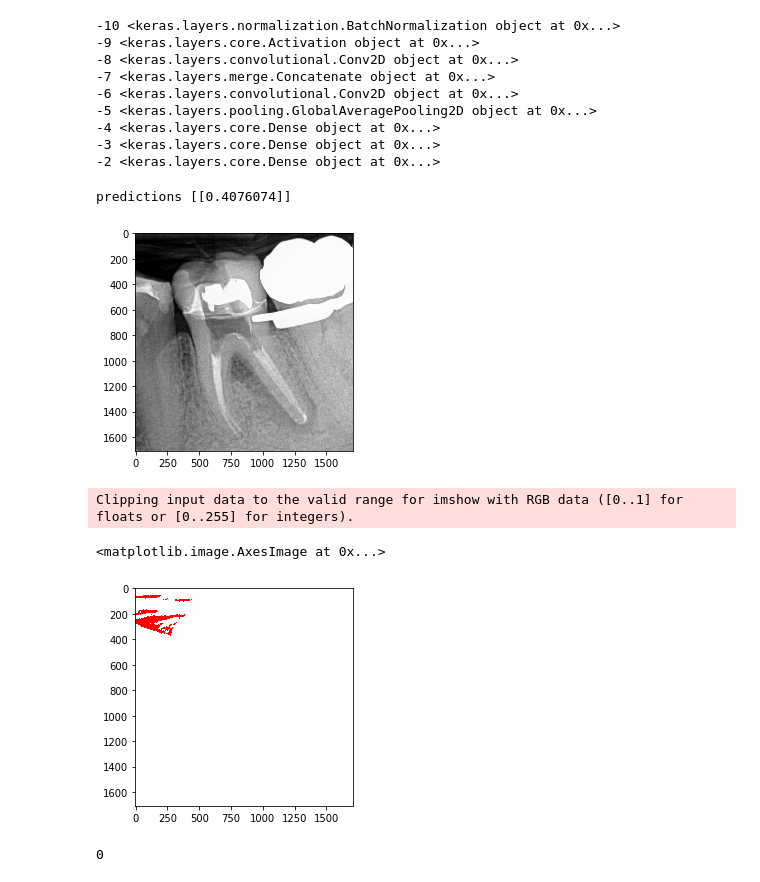
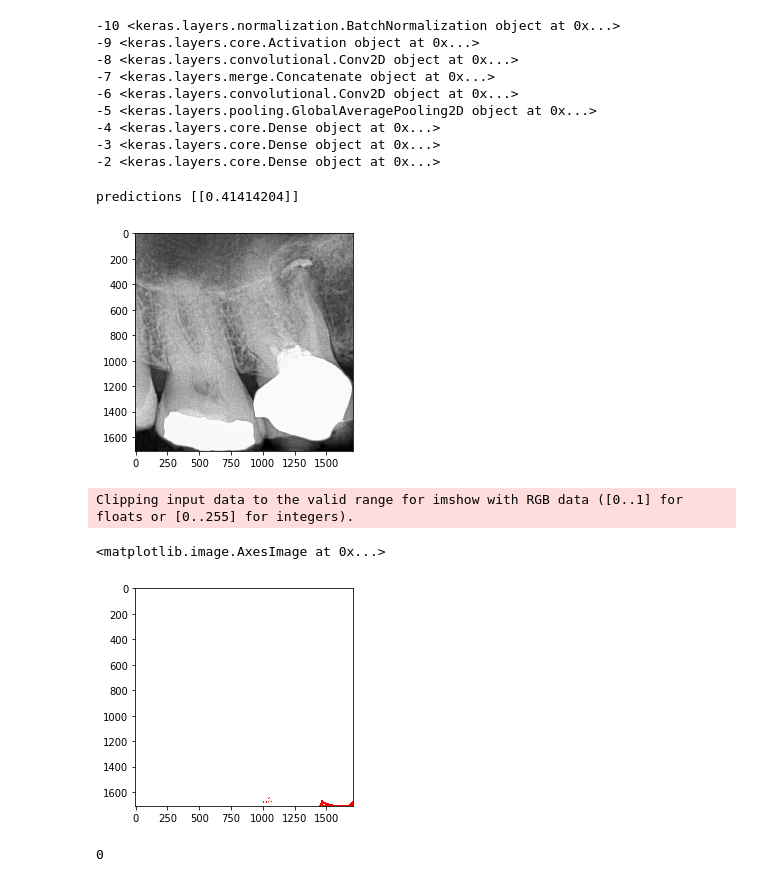
Before and after one commit to jordancoil/dental-lesions, a Jupyter notebook: KERAS-CAM-TEST.ipynb, the cells around one changed output. Cells and saved outputs as stored; diff of their text form; code cells hidden in the pictures.

```diff
--- a/KERAS-CAM-TEST.ipynb
+++ b/KERAS-CAM-TEST.ipynb
@@ -337,28 +334,29 @@ last_conv_layer = model.layers[-7].output
 get_output = keras.backend.function([input_layer], [last_conv_layer, output_layer])
 # %%
-original_image = image_processor.load_image("0001-0")
+image_id = "0100-0"
+original_image = image_processor.load_image(image_id)
 X = image_processor.preprocess(original_image)
 # reshape with batch size of 1
 X = X.reshape(1, X.shape[0], X.shape[1], X.shape[2])
 [conv_outputs, predictions] = get_output([X])
 conv_outputs = conv_outputs[0, :, :, :] # what this do?
 
 # cam is "class actiavtion map"
 cam = np.zeros(dtype = np.float32, shape = conv_outputs.shape[1:3])
 
 for i, w in enumerate(output_weights[1, :]):
     np.append(cam, output_weights[:, 0][i] * conv_outputs[i, :, :])
 
 print("predictions", predictions)
 
 cam = np.true_divide(cam, np.max(cam))
 cam = cv2.resize(cam, (original_image.shape[0], original_image.shape[1]))
 
 plt.imshow(original_image)
 plt.show()
 # %% [output]
-predictions [[0.4076074]]
+predictions [[0.41414204]]
-[figure, old version]
+[figure, new version]
 # %%
 heatmap = cv2.applyColorMap(np.uint8(255*cam), cv2.COLORMAP_JET)
 heatmap[np.where(cam < 0.8)] = 0
@@ -368,7 +366,7 @@ plt.imshow(heatmap_img)
 # %% [output]
 Clipping input data to the valid range for imshow with RGB data ([0..1] for floats or [0..255] for integers).
 <matplotlib.image.AxesImage at 0x...>
-[figure, old version]
+[figure, new version]
 # %%
 # conv_outputs, predictions
 np.argmax(predictions)
```
Also changed, not shown: parts of 3 cells of this notebook, 1 other file.
